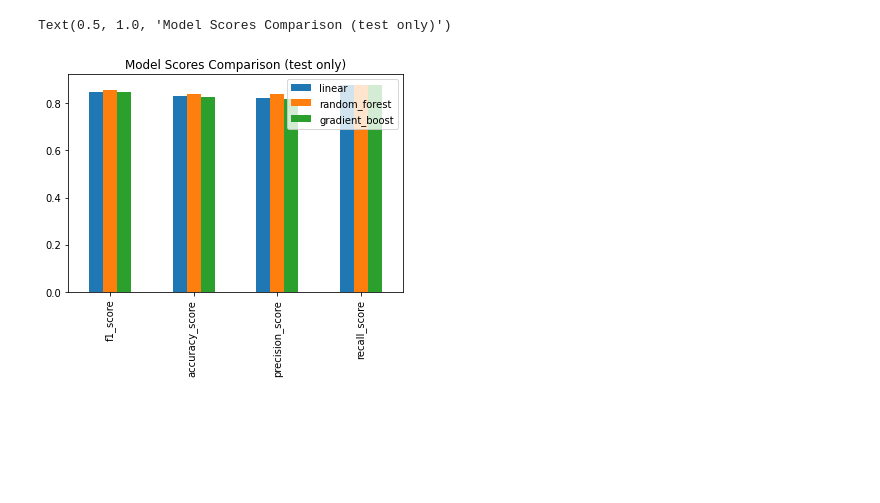
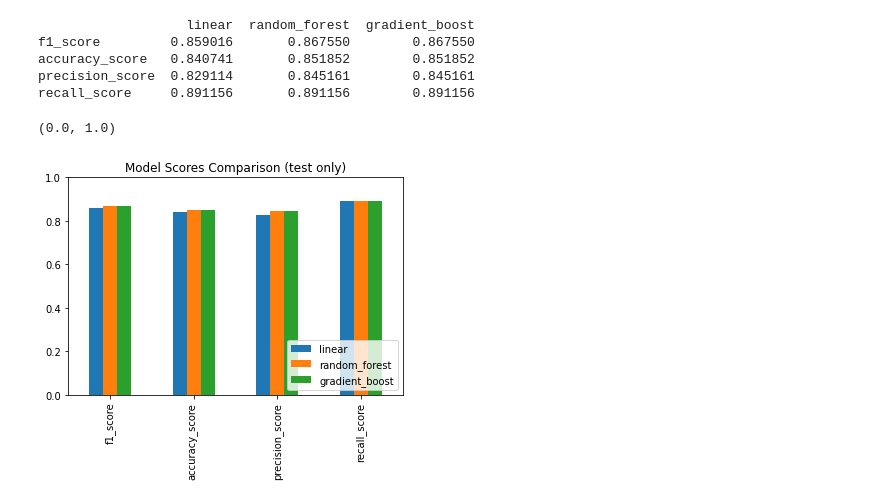
Before and after one commit to guischmitd/heart_attack_analysis, a Jupyter notebook: modeling.ipynb, the cells around one changed output. Cells and saved outputs as stored; diff of their text form; code cells hidden in the pictures; blank space fills up the shorter version.

```diff
--- a/modeling.ipynb
+++ b/modeling.ipynb
@@ -96,0 +29,6 @@ print(rf_best_params)
+# %%
+rf_params = [{'n_estimators': n, 'max_depth': d} for n, d in product(np.arange(5, 101, 5), np.arange(3, 8))]
+rf_model, rf_result, rf_best_score, rf_best_params = optimize(df, test_size, model_constructor=RandomForestClassifier, param_list=rf_params)
+
+print(rf_best_score)
+print(rf_best_params)
@@ -97,4 +39,5 @@ print(rf_best_params)
 # %%
-gb_model, gb_result, gb_best_score, gb_best_params = optimize(df, test_size, model_constructor=GradientBoostingClassifier, param_list=[{'n_estimators': x} for x in np.arange(5, 500, 20)], eval_metric='accuracy_score')
+gb_params = [{'n_estimators': n, 'max_depth': d} for n, d in product(np.arange(5, 201, 5), np.arange(3, 8))]
+gb_model, gb_result, gb_best_score, gb_best_params = optimize(df, test_size, model_constructor=GradientBoostingClassifier, param_list=gb_params, eval_metric='accuracy_score')
 print(gb_best_score, gb_best_params)
 # %% [output]
@@ -103,9 +46,18 @@ print(gb_best_score, gb_best_params)
 # %%
-pd.DataFrame([linear_best_score, rf_best_score, gb_best_score], index=['linear', 'random_forest', 'gradient_boost']).T.plot.bar()
+performance_df = pd.DataFrame([linear_best_score, rf_best_score, gb_best_score], index=['linear', 'random_forest', 'gradient_boost']).T
+print(performance_df)
+performance_df.plot.bar()
 plt.title('Model Scores Comparison (test only)')
+plt.legend(loc=4)
+plt.ylim([0, 1])
 # %% [output]
-Text(0.5, 1.0, 'Model Scores Comparison (test only)')
+                   linear  random_forest  gradient_boost
+f1_score         0.859016       0.867550        0.867550
+accuracy_score   0.840741       0.851852        0.851852
+precision_score  0.829114       0.845161        0.845161
+recall_score     0.891156       0.891156        0.891156
+(0.0, 1.0)
-[figure, old version]
+[figure, new version]
 # %%
 imp_df = pd.DataFrame(index=df.drop('target', axis=1).columns, data=zip(rf_model.feature_importances_, gb_model.feature_importances_, linear_model.coef_.reshape(-1)), columns=['rf_importance', 'gb_importance', 'linear_coef'])
 # %%
```
Also changed, not shown: parts of 7 cells of this notebook, 4 other files.
